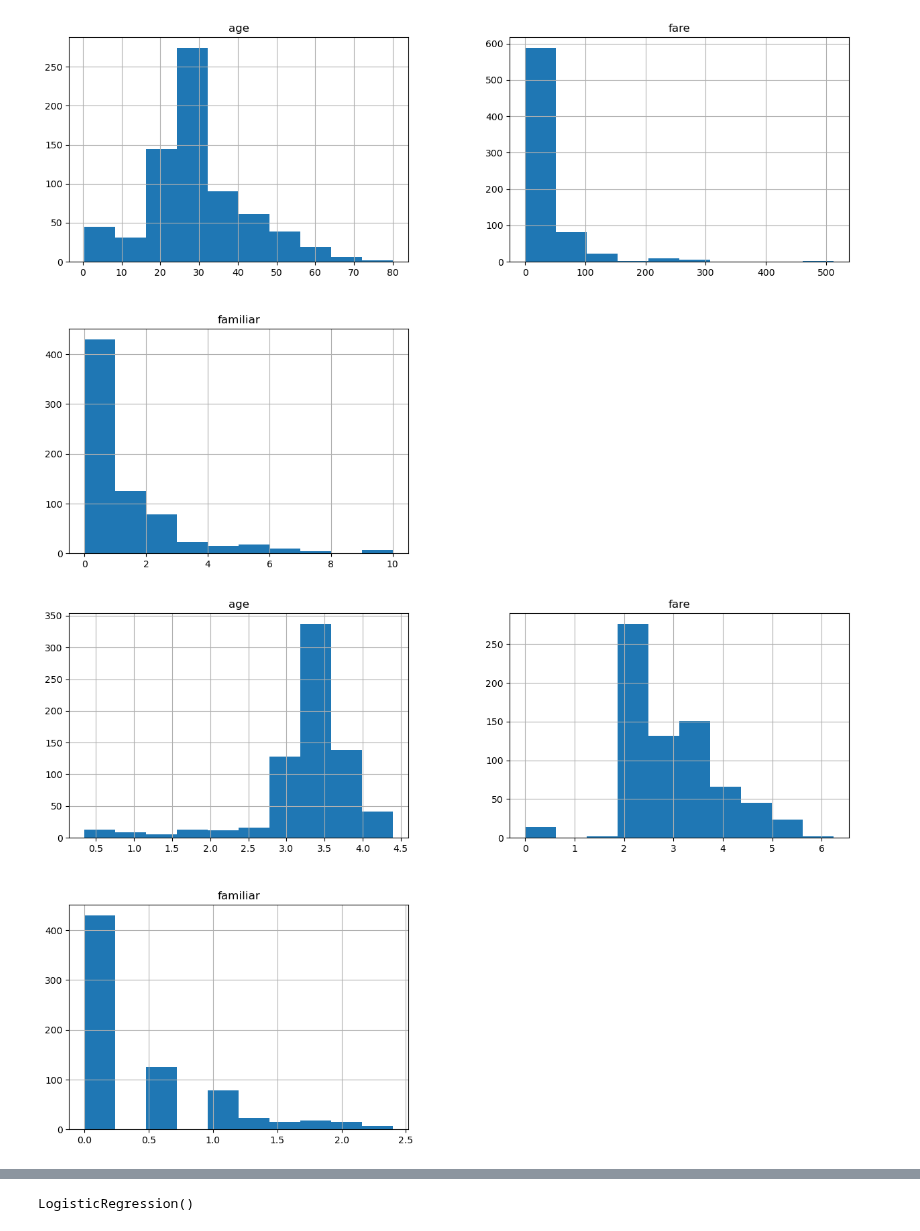
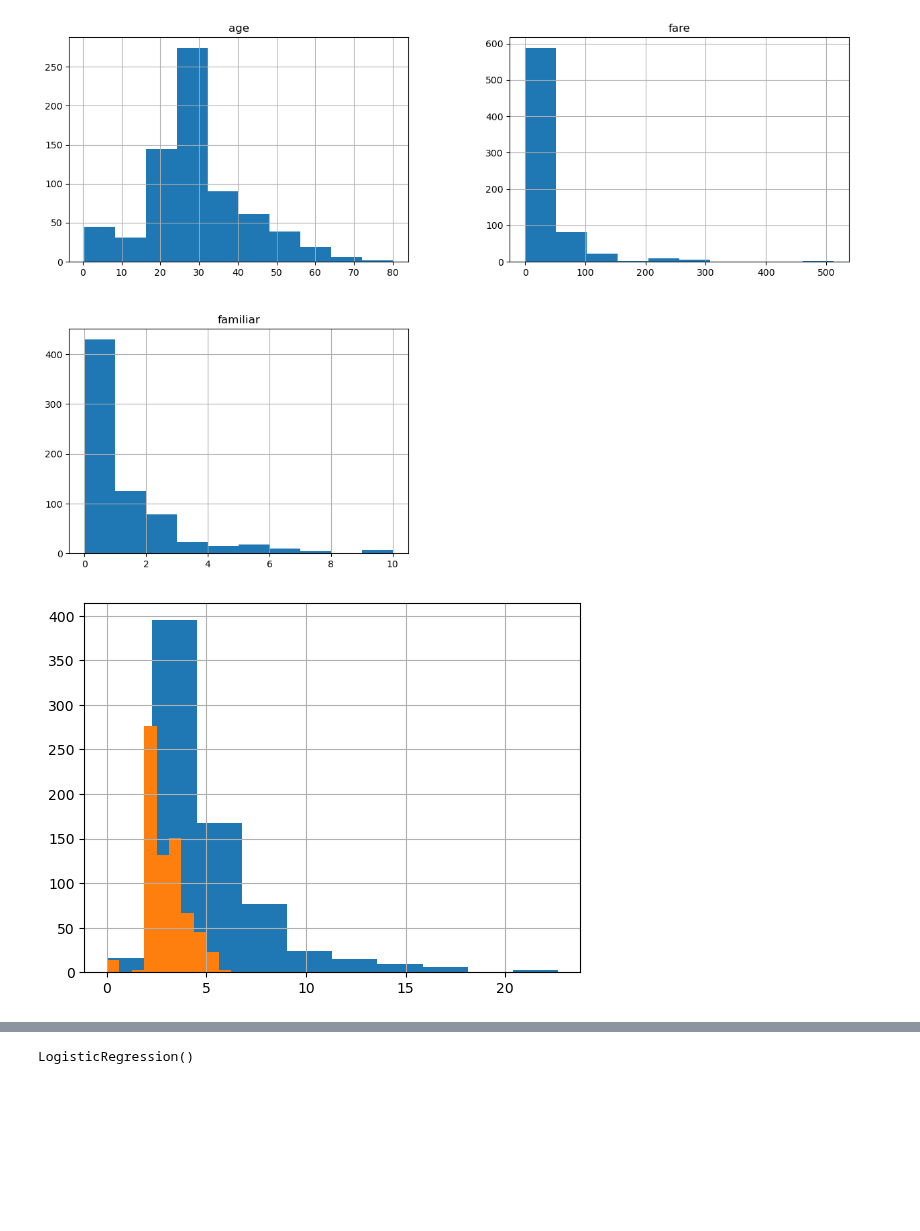
Before and after one commit to vrieraj/ONLINE_DS_THEBRIDGE_Ejercicios, a Jupyter notebook: 04_Machine_Learning/Sprint_10/Unidad_02/Practica_Obligatoria/18_Practica_Obligatoria_Clasificacion_y_Regresion_Logistica.ipynb, the cells around one changed output, grey strips where cells are left out. Saved outputs shown, nothing was run; the diff lists cells and outputs as text; code cells hidden in the pictures; blank space fills up the shorter version.

```diff
--- a/04_Machine_Learning/Sprint_10/Unidad_02/Practica_Obligatoria/18_Practica_Obligatoria_Clasificacion_y_Regresion_Logistica.ipynb
+++ b/04_Machine_Learning/Sprint_10/Unidad_02/Practica_Obligatoria/18_Practica_Obligatoria_Clasificacion_y_Regresion_Logistica.ipynb
@@ -63,8 +63,8 @@ df_titanic
 891 rows × 15 columns
 # %%
 df_titanic['familiar'] = df_titanic.sibsp + df_titanic.parch
-df_titanic.alone = df_titanic.alone.astype(int)
-df_titanic = df_titanic.drop(columns=['sibsp','parch','sex','pclass','adult_male','deck','embark_town','alive'])
+# df_titanic.alone = df_titanic.alone.astype(int) - es igual a familiar == 0
+df_titanic = df_titanic.drop(columns=['sibsp','parch','sex','pclass','adult_male','deck','embark_town','alive','alone'])
 df_titanic.info()
 # %% [output]
 <class 'pandas.core.frame.DataFrame'>
@@ -126,11 +128,10 @@ X_train[['age','fare','familiar']].hist(figsize=(15,10)); # Features no booleana
 # %% [output]
 [figure]
 # %%
-features_log = ['age','fare','familiar']
+features_log = ['fare'] # Probaremos solo con fare: 'age' quedaria un poco desplazada pero igual y familiar tiene un rango muy pequeño
 
 for feature in features_log:
-    X_train[feature] = np.log(X_train[feature]+1) # Desplazamos 1 para esquivar log10(0)
-    X_test[feature] = np.log(X_test[feature]+1)
-X_train[features_log].hist(figsize=(15,10));
+    np.sqrt(X_train[feature]).hist();   # Probamos varios transformadores
+    np.log(X_train[feature]+1).hist();  # Desplazamos 1 para esquivar log10(0) -> también funcion 'log1p'
 # %% [output]
-[figure, old version]
+[figure, new version]
```
Also changed, not shown: parts of 9 cells of this notebook.
